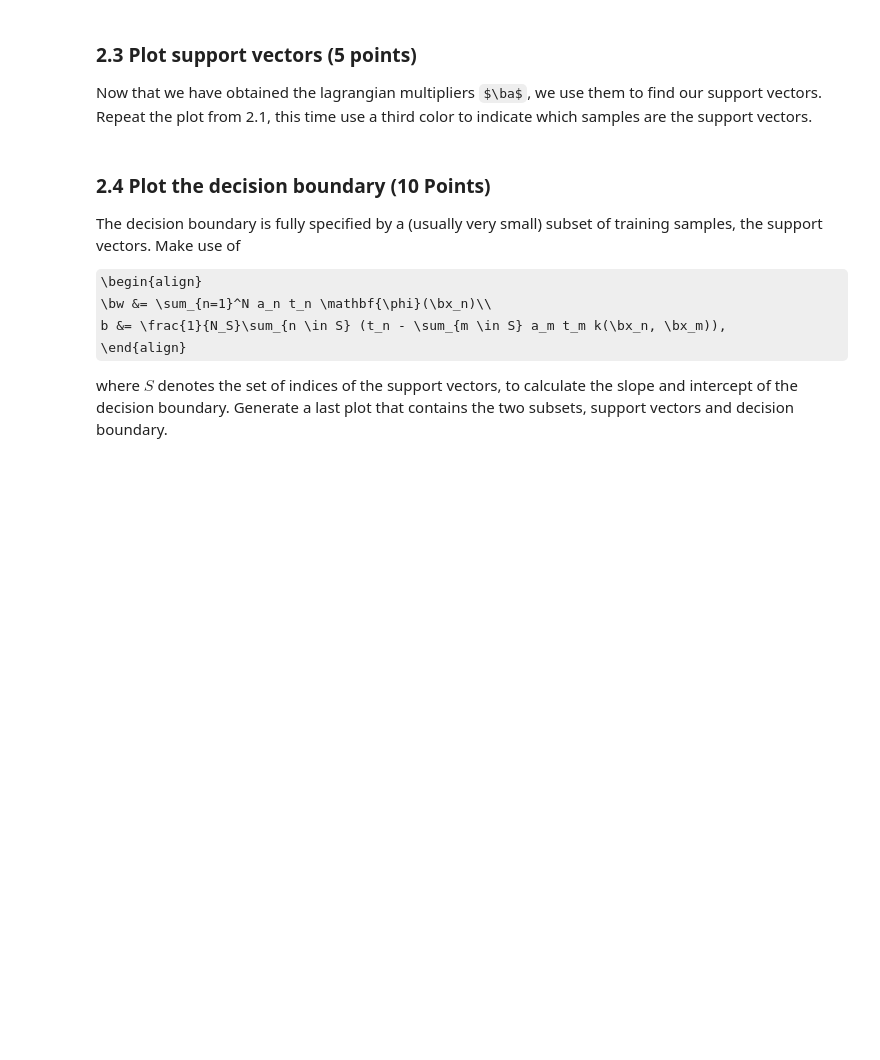
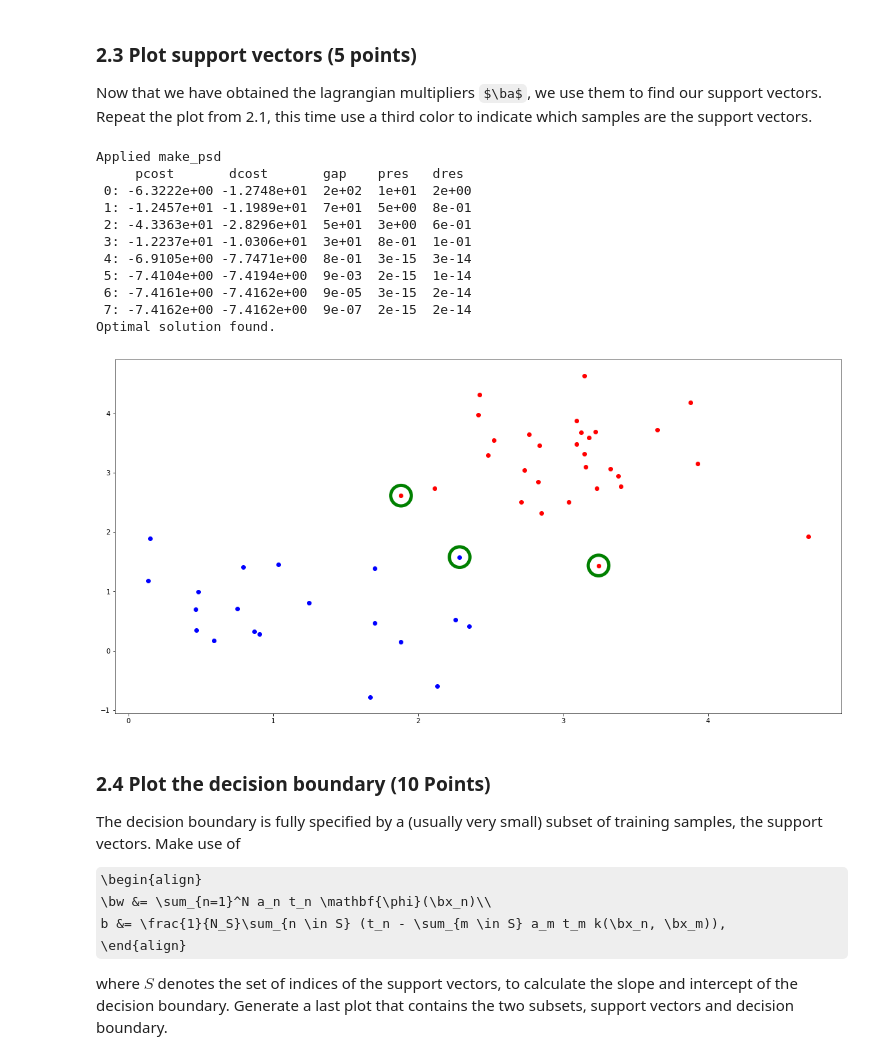
Before and after one commit to hammond756/ml1labs, a Jupyter notebook: 11336404_10437215_10608516_lab3.ipynb, the cells around one changed output. Saved outputs shown, nothing was run; the diff lists cells and outputs as text; code cells hidden in the pictures; some formulas as TeX source; blank space fills up the shorter version.

```diff
--- a/11336404_10437215_10608516_lab3.ipynb
+++ b/11336404_10437215_10608516_lab3.ipynb
@@ -448,11 +440,3 @@ a_n &\geq 0, n=1,...,N,\\
 This takes the form of a quadratic programming problem in which we optimize a quadratic function of a subject to a set of inequality constraints.
 # %% [markdown]
 a) (5 points) In this example we will use a linear kernel $k(\bx, \bx') = \bx^T\bx'$. Write a function `computeK(X)` that computes the kernel matrix $K$ for the 2D dataset $X$.
-# %%
-def computeK(X):
-    # Compute kernel matrix with dot product
-    for n in range(len(X)):
-        for m in range(len(X)):
-            K[n][m] = X[n].dot(X[m])
-
-    return K
@@ -514,12 +518,24 @@ b) (10 points) Write a function `compute_multipliers(X, t)` that solves the quad
 import cvxopt
 
 def compute_multipliers(X, t):
-    # YOUR CODE HERE
-    raise NotImplementedError()
 
-    P = cvxopt.matrix(K)
+    N = X.shape[0]
+
+    # Target function
+    P = cvxopt.matrix(computeK(X, t))
+    q = cvxopt.matrix(-np.ones(N))
+
+    # Inequality constraints
+    G = cvxopt.matrix(np.diag(np.repeat(-1, N)), tc='d')
+    h = cvxopt.matrix(np.zeros(N))
+
+    # Equality Contraints
+    A = cvxopt.matrix(t, (1,N), tc='d')
+    b = cvxopt.matrix(0.0)
+
     sol = cvxopt.solvers.qp(P, q, G, h, A, b)
     a = np.array(sol['x'])
+
     return a
 # %%
 ### Test your function
@@ -539,3 +561,32 @@ raise NotImplementedError()
+# %%
+def mark_datapoints(X):
+    plt.scatter(X[:,0], X[:,1], 1000, facecolor='none', edgecolors='green', linewidth=5)
+
+X, t = create_X_and_t(X1, X2)
+a = compute_multipliers(X, t)
+
+# Tolerance 1e-5 used in all examples I found online
+sv_i = np.nonzero((a > 1e-5).squeeze())
+support_vecs = X[sv_i]
+
+# Plot X1 and X2
+plot_data(X1, X2)
+
+# Mark support vectors
+mark_datapoints(support_vecs)
+# %% [output]
+Applied make_psd
+     pcost       dcost       gap    pres   dres
+ 0: -6.3222e+00 -1.2748e+01  2e+02  1e+01  2e+00
+ 1: -1.2457e+01 -1.1989e+01  7e+01  5e+00  8e-01
+ 2: -4.3363e+01 -2.8296e+01  5e+01  3e+00  6e-01
+ 3: -1.2237e+01 -1.0306e+01  3e+01  8e-01  1e-01
+ 4: -6.9105e+00 -7.7471e+00  8e-01  3e-15  3e-14
+ 5: -7.4104e+00 -7.4194e+00  9e-03  2e-15  1e-14
+ 6: -7.4161e+00 -7.4162e+00  9e-05  3e-15  2e-14
+ 7: -7.4162e+00 -7.4162e+00  9e-07  2e-15  2e-14
+Optimal solution found.
+[figure, added]
 # %% [markdown]
 ### 2.4 Plot the decision boundary (10 Points)
 The decision boundary is fully specified by a (usually very small) subset of training samples, the support vectors. Make use of
```
Also changed, not shown: parts of 13 cells of this notebook.
